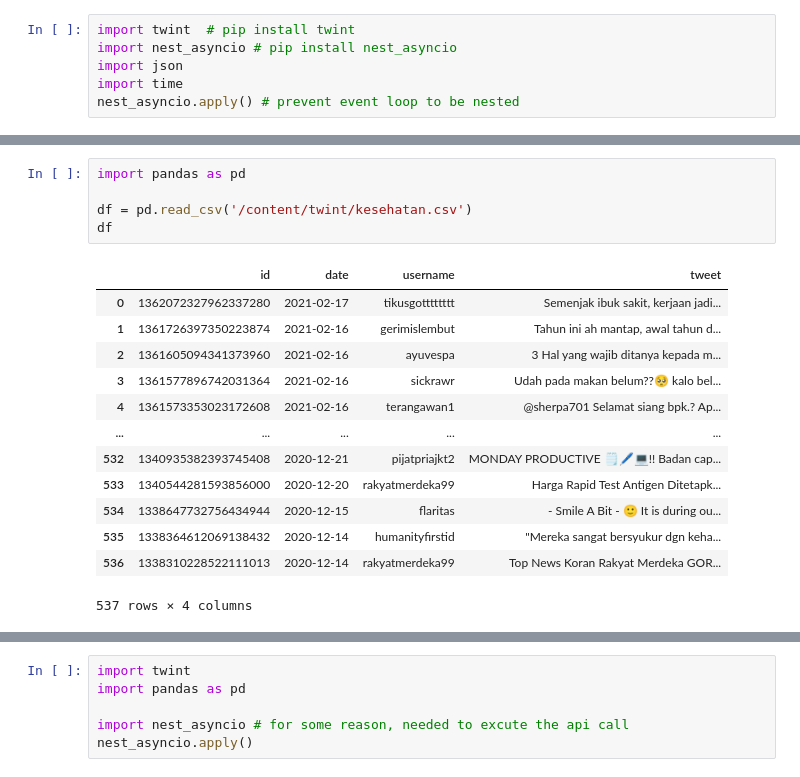
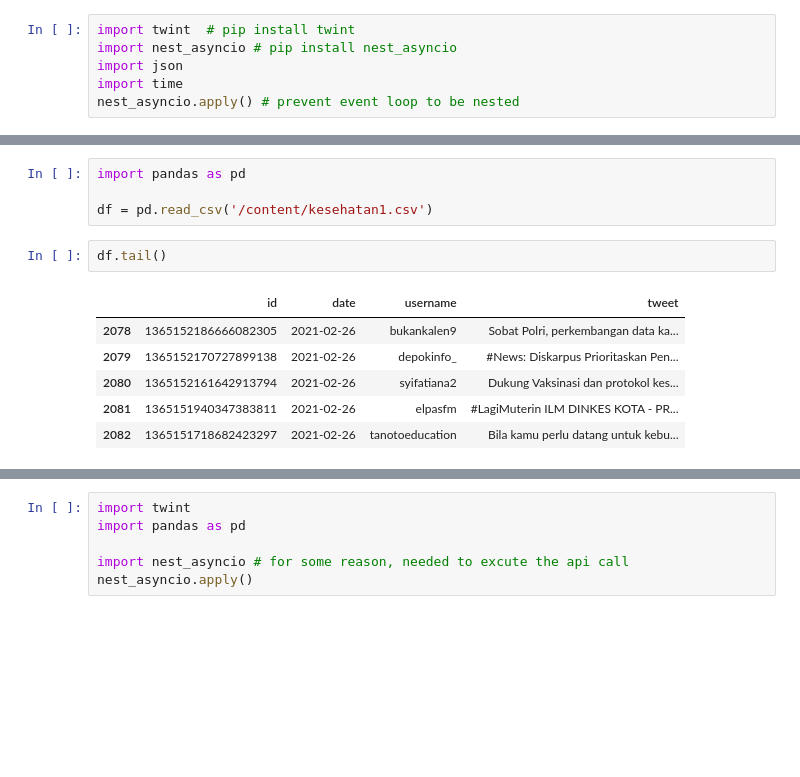
Before and after one commit to geadalfa/kesehatanKota, a Jupyter notebook: crawl_with_twint.ipynb, the cells around one changed output, grey strips where cells are left out. Drawn from its saved outputs; the diff is of its cells as text; blank space fills up the shorter version.

```diff
--- a/crawl_with_twint.ipynb
+++ b/crawl_with_twint.ipynb
@@ -87,22 +76,16 @@ found 0 deleted tweets in this search.
 # %%
 import pandas as pd
 
-df = pd.read_csv('/content/twint/kesehatan.csv')
-df
+df = pd.read_csv('/content/kesehatan1.csv')
-# %% [output]
-|  | id | date | username | tweet |
-| 0 | 1362072327962337280 | 2021-02-17 | tikusgotttttttt | Semenjak ibuk sakit, kerjaan jadi... |
-| 1 | 1361726397350223874 | 2021-02-16 | gerimislembut | Tahun ini ah mantap, awal tahun d... |
-| 2 | 1361605094341373960 | 2021-02-16 | ayuvespa | 3 Hal yang wajib ditanya kepada m... |
-| 3 | 1361577896742031364 | 2021-02-16 | sickrawr | Udah pada makan belum??🥺 kalo bel... |
-| 4 | 1361573353023172608 | 2021-02-16 | terangawan1 | @sherpa701 Selamat siang bpk.? Ap... |
-| ... | ... | ... | ... | ... |
-| 532 | 1340935382393745408 | 2020-12-21 | pijatpriajkt2 | MONDAY PRODUCTIVE 🗒🖊💻!! Badan cap... |
-| 533 | 1340544281593856000 | 2020-12-20 | rakyatmerdeka99 | Harga Rapid Test Antigen Ditetapk... |
-| 534 | 1338647732756434944 | 2020-12-15 | flaritas | - Smile A Bit - 🙂 It is during ou... |
-| 535 | 1338364612069138432 | 2020-12-14 | humanityfirstid | "Mereka sangat bersyukur dgn keha... |
-| 536 | 1338310228522111013 | 2020-12-14 | rakyatmerdeka99 | Top News Koran Rakyat Merdeka GOR... |
-537 rows × 4 columns
+# %%
+df.tail()
+# %% [output]
+|  | id | date | username | tweet |
+| 2078 | 1365152186666082305 | 2021-02-26 | bukankalen9 | Sobat Polri, perkembangan data ka... |
+| 2079 | 1365152170727899138 | 2021-02-26 | depokinfo_ | #News: Diskarpus Prioritaskan Pen... |
+| 2080 | 1365152161642913794 | 2021-02-26 | syifatiana2 | Dukung Vaksinasi dan protokol kes... |
+| 2081 | 1365151940347383811 | 2021-02-26 | elpasfm | #LagiMuterin ILM DINKES KOTA - PR... |
+| 2082 | 1365151718682423297 | 2021-02-26 | tanotoeducation | Bila kamu perlu datang untuk kebu... |
 # %%
 import twint
 import pandas as pd
```
Also changed, not shown: parts of 5 cells of this notebook.
